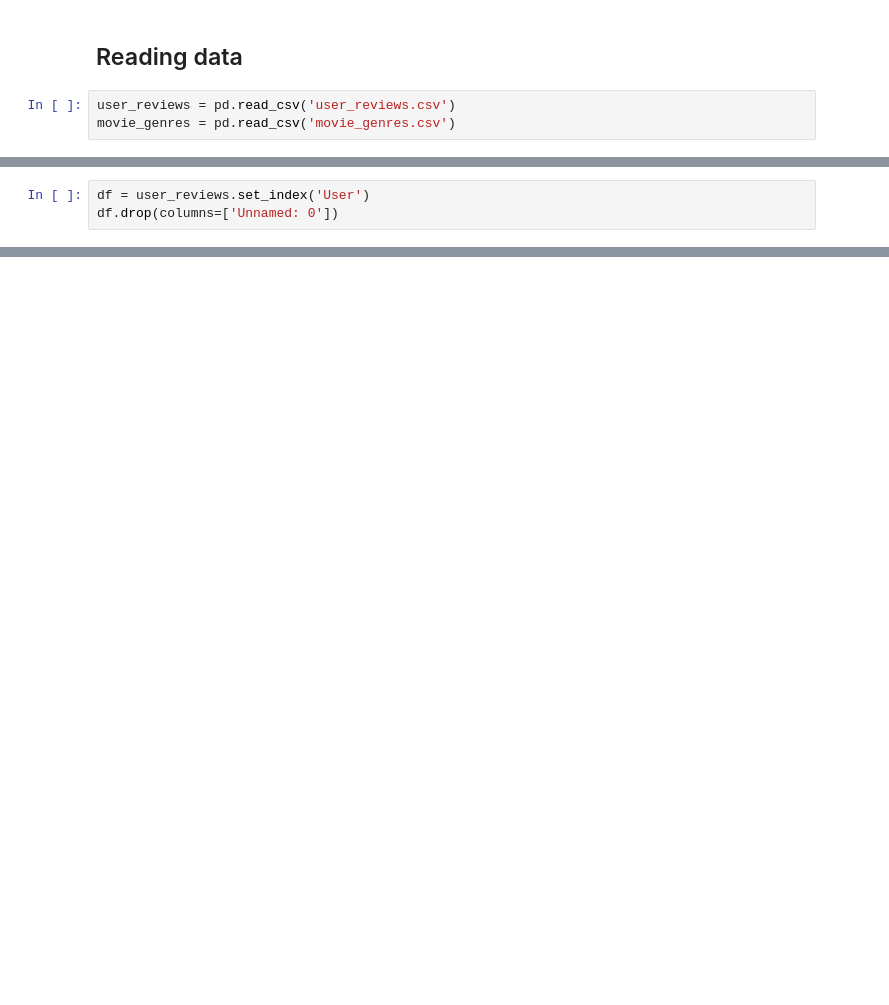
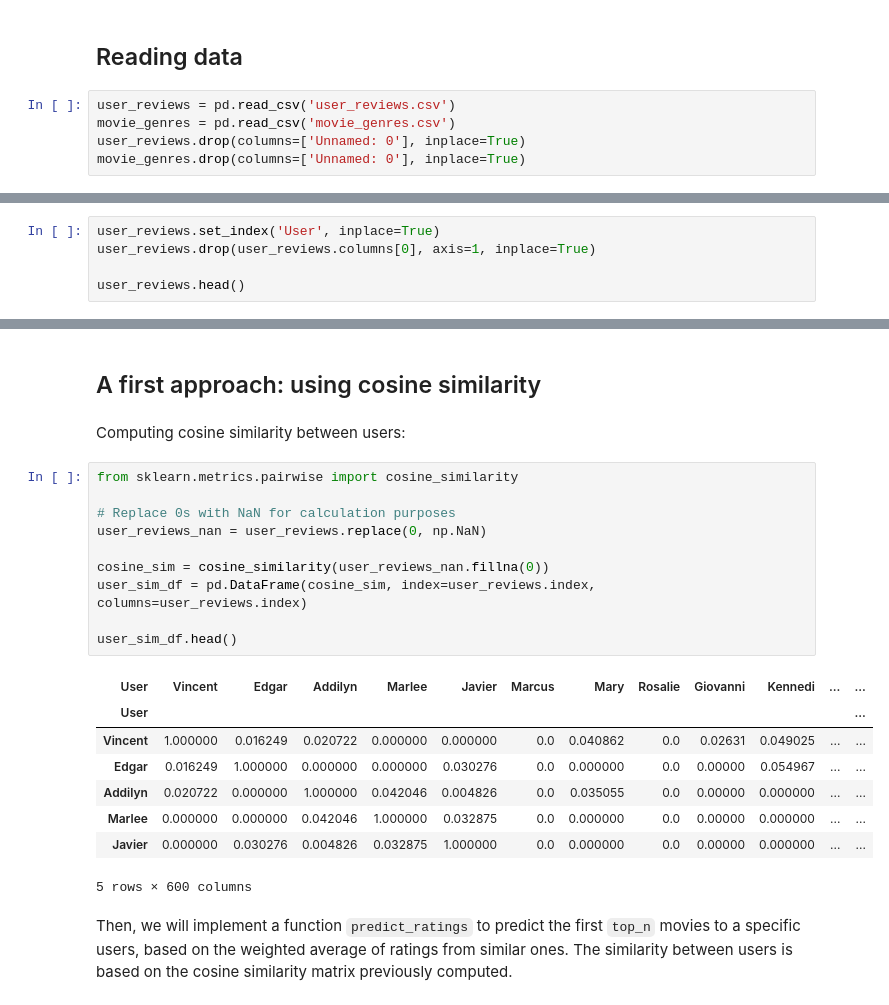
Before and after one commit to lucamodica/design-of-ai-systems--chalmers, a Jupyter notebook: assignments/2-recommender-systems/2-recommender-system.ipynb, the cells around one changed output, grey strips where cells are left out. Drawn from its saved outputs; the diff is of its cells as text; blank space fills up the shorter version.

```diff
--- a/assignments/2-recommender-systems/2-recommender-system.ipynb
+++ b/assignments/2-recommender-systems/2-recommender-system.ipynb
@@ -13,3 +19,5 @@ sns.set_style()
 # %%
 user_reviews = pd.read_csv('user_reviews.csv')
 movie_genres = pd.read_csv('movie_genres.csv')
+user_reviews.drop(columns=['Unnamed: 0'], inplace=True)
+movie_genres.drop(columns=['Unnamed: 0'], inplace=True)
@@ -36,3 +23,0 @@ movie_genres.head()
-# %%
-df = user_reviews.set_index('User')
-df.drop(columns=['Unnamed: 0'])
@@ -53,0 +26,5 @@ df.drop(columns=['Unnamed: 0'])
+# %%
+user_reviews.set_index('User', inplace=True)
+user_reviews.drop(user_reviews.columns[0], axis=1, inplace=True)
+
+user_reviews.head()
@@ -53,0 +40,25 @@ df.drop(columns=['Unnamed: 0'])
+# %% [markdown]
+## A first approach: using cosine similarity
+# %% [markdown]
+Computing cosine similarity between users:
+# %%
+from sklearn.metrics.pairwise import cosine_similarity
+
+# Replace 0s with NaN for calculation purposes
+user_reviews_nan = user_reviews.replace(0, np.NaN)
+
+cosine_sim = cosine_similarity(user_reviews_nan.fillna(0))
+user_sim_df = pd.DataFrame(cosine_sim, index=user_reviews.index, columns=user_reviews.index)
+
+user_sim_df.head()
+# %% [output]
+| User | Vincent | Edgar | Addilyn | Marlee | Javier | Marcus | Mary | Rosalie | Giovanni | Kennedi | ... | ... |
+| User |  |  |  |  |  |  |  |  |  |  |  | ... |
+| Vincent | 1.000000 | 0.016249 | 0.020722 | 0.000000 | 0.000000 | 0.0 | 0.040862 | 0.0 | 0.02631 | 0.049025 | ... | ... |
+| Edgar | 0.016249 | 1.000000 | 0.000000 | 0.000000 | 0.030276 | 0.0 | 0.000000 | 0.0 | 0.00000 | 0.054967 | ... | ... |
+| Addilyn | 0.020722 | 0.000000 | 1.000000 | 0.042046 | 0.004826 | 0.0 | 0.035055 | 0.0 | 0.00000 | 0.000000 | ... | ... |
+| Marlee | 0.000000 | 0.000000 | 0.042046 | 1.000000 | 0.032875 | 0.0 | 0.000000 | 0.0 | 0.00000 | 0.000000 | ... | ... |
+| Javier | 0.000000 | 0.030276 | 0.004826 | 0.032875 | 1.000000 | 0.0 | 0.000000 | 0.0 | 0.00000 | 0.000000 | ... | ... |
+5 rows × 600 columns
+# %% [markdown]
+Then, we will implement a function `predict_ratings` to predict the first `top_n` movies to a specific users, based on the weighted average of ratings from similar ones. The similarity between users is based on the cosine similarity matrix previously computed.
```
Also changed, not shown: parts of 9 cells of this notebook, 4 other files.
